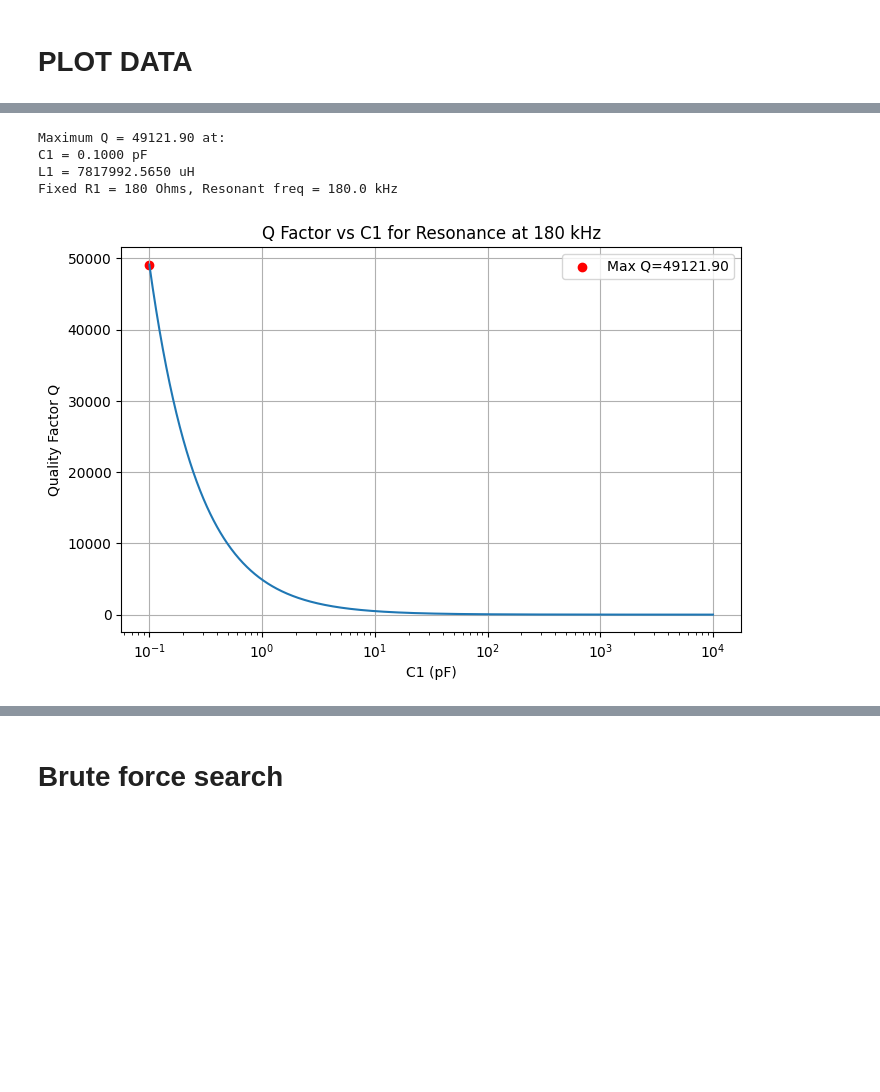
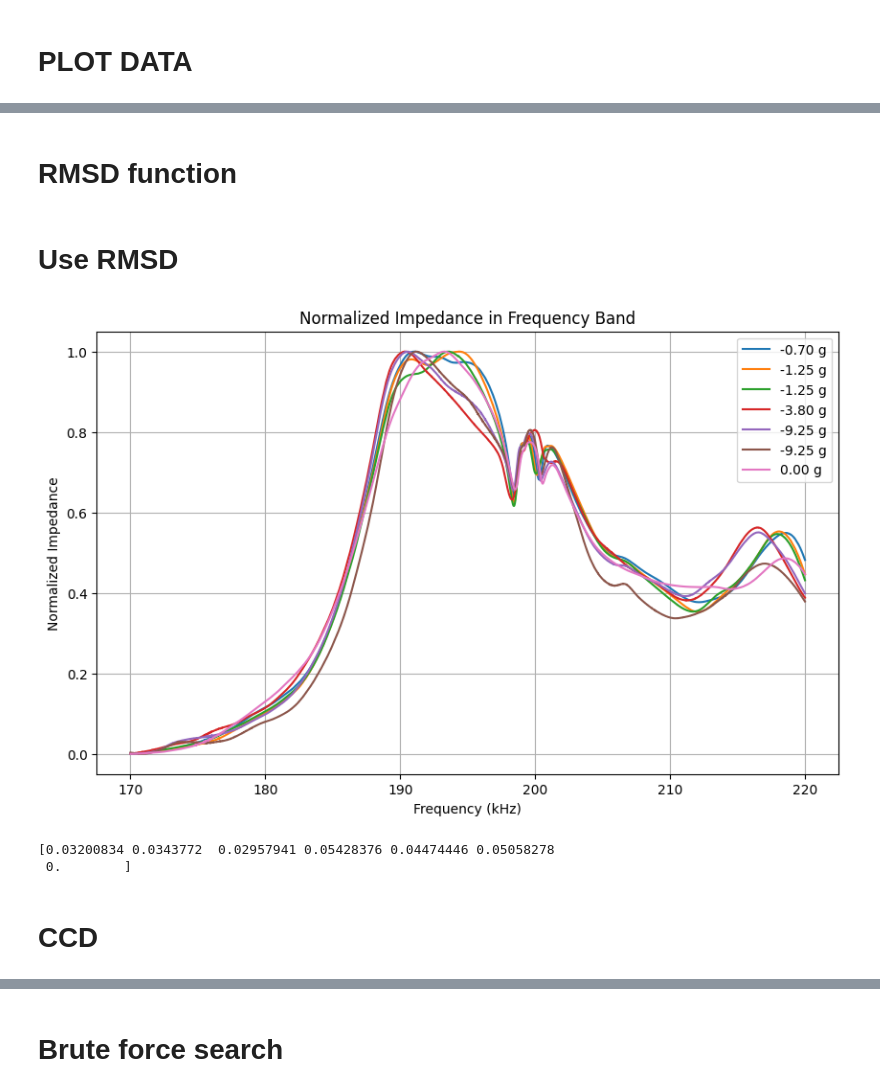
Before and after one commit to MKD-software/EMI-DMG-Analysis, a Jupyter notebook: Damage-analysis.ipynb, the cells around one changed output, grey strips where cells are left out. Cells and saved outputs as stored; diff of their text form; code cells hidden in the pictures; blank space fills up the shorter version.

```diff
--- a/Damage-analysis.ipynb
+++ b/Damage-analysis.ipynb
@@ -384,48 +150,2 @@ Chosen L1 = 38763.000 uH, C1 = 218000.00 nF, C0 = 0.00 nF
-# %%
-import numpy as np
-import matplotlib.pyplot as plt
-
-# Given constants
-f_resonant = 180e3  # Hz
-R1 = 180  # Ohms
-C0 = 1.38e-9  # Fixed parallel capacitor (F)
-
-# Resonant frequency omega0
-omega0 = 2 * np.pi * f_resonant
-
-# Sweep C1 from 0.1 pF to 10 nF logarithmically
-C1_values = np.logspace(-13, -8, 1000)  # in Farads
-
-# Calculate corresponding L1 to maintain resonance
-L1_values = 1 / (omega0**2 * C1_values)
-
-# Calculate Q factor for each
-Q_values = (1 / R1) * np.sqrt(L1_values / C1_values)  # or Q = 1/(R1) * 1/(omega0 * C1)
-
-# Find max Q and corresponding components
-max_idx = np.argmax(Q_values)
-max_Q = Q_values[max_idx]
-best_C1 = C1_values[max_idx]
-best_L1 = L1_values[max_idx]
-
-print(f"Maximum Q = {max_Q:.2f} at:")
-print(f"C1 = {best_C1*1e12:.4f} pF")
-print(f"L1 = {best_L1*1e6:.4f} uH")
-print(f"Fixed R1 = {R1} Ohms, Resonant freq = {f_resonant/1e3} kHz")
-
-# Plot Q vs C1
-plt.figure(figsize=(8,5))
-plt.semilogx(C1_values*1e12, Q_values)
-plt.scatter(best_C1*1e12, max_Q, color='red', label=f'Max Q={max_Q:.2f}')
-plt.xlabel('C1 (pF)')
-plt.ylabel('Quality Factor Q')
-plt.title('Q Factor vs C1 for Resonance at 180 kHz')
-plt.grid(True)
-plt.legend()
-plt.show()
-# %% [output]
-Maximum Q = 49121.90 at:
-C1 = 0.1000 pF
-L1 = 7817992.5650 uH
-Fixed R1 = 180 Ohms, Resonant freq = 180.0 kHz
-[figure, removed]
+# %% [markdown]
+# RMSD function
@@ -431,0 +183,30 @@ Fixed R1 = 180 Ohms, Resonant freq = 180.0 kHz
+# %% [markdown]
+# Use RMSD
+# %%
+sample_to_plot = "sample_2.csv"
+f_min, f_max = 170000, 220000
+
+dfs_for_sample = [
+    samples[sample_to_plot]
+    for folder_name, samples in data.items()
+    if sample_to_plot in samples
+]
+
+labels = []
+for folder_name, samples in data.items():
+    if sample_to_plot in samples:
+        delta_weight = weights.get(folder_name, {}).get(sample_to_plot, None)
+        if delta_weight is not None:
+            labels.append(f"{delta_weight:.2f} g")
+        else:
+            labels.append(folder_name)
+
+rmsd_values = compute_rmsd_from_dfs_simple(dfs_for_sample, f_min, f_max, labels)
+
+print(rmsd_values)
+# %% [output]
+[figure, added]
+[0.03200834 0.0343772  0.02957941 0.05428376 0.04474446 0.05058278
+ 0.        ]
+# %% [markdown]
+# CCD
```
Also changed, not shown: parts of 27 cells of this notebook.
